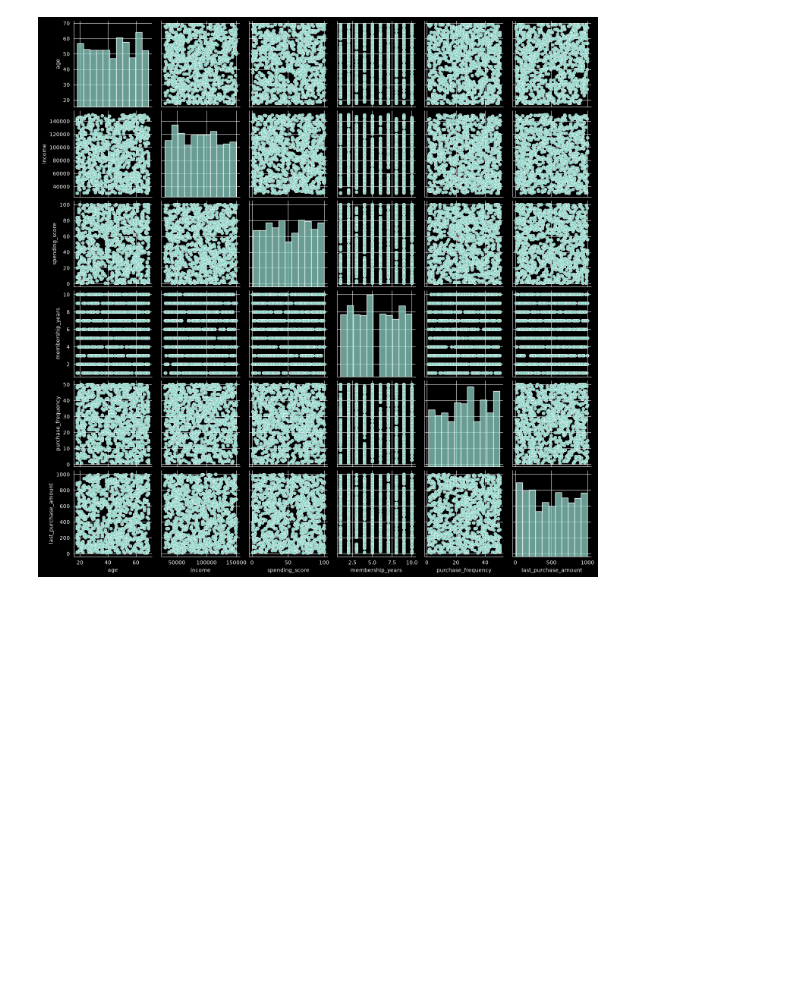
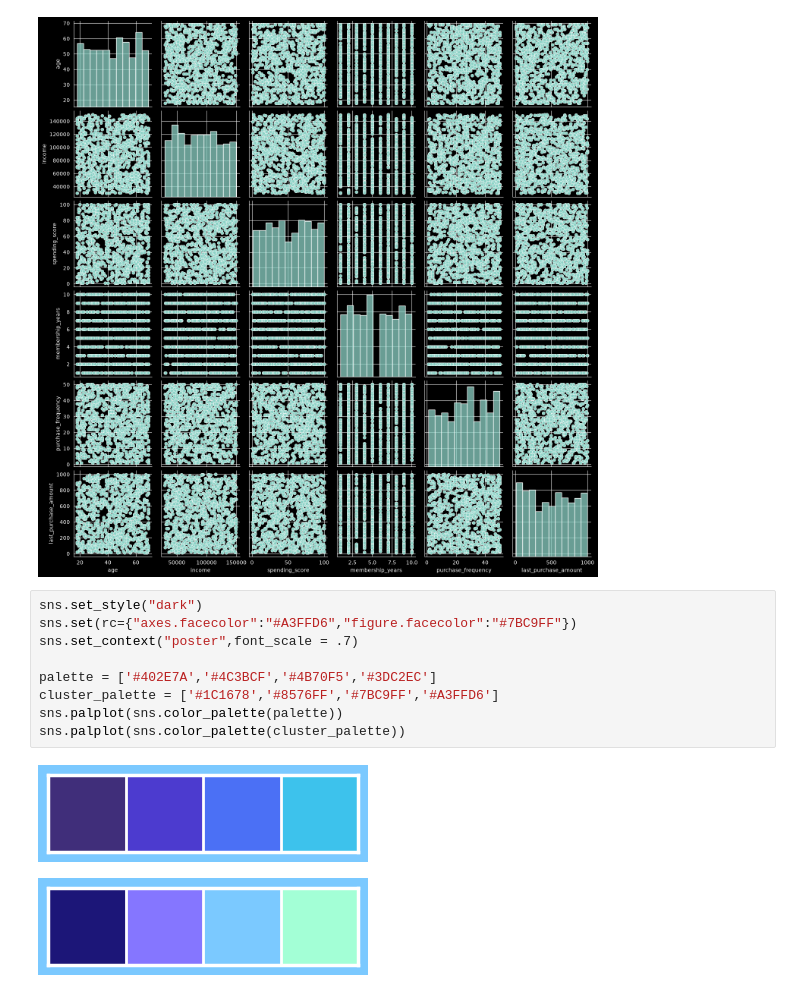
Before and after one commit to rzadrzi/customer-segmentation, a Jupyter notebook: customer_segmentation.ipynb, the cells around one changed output. Saved outputs shown, nothing was run; the diff lists cells and outputs as text; blank space fills up the shorter version.

```diff
--- a/customer_segmentation.ipynb
+++ b/customer_segmentation.ipynb
@@ -89,3 +89,15 @@ sns.pairplot(df)
 plt.show()
 # %% [output]
 [figure]
+# %%
+sns.set_style("dark")
+sns.set(rc={"axes.facecolor":"#A3FFD6","figure.facecolor":"#7BC9FF"})
+sns.set_context("poster",font_scale = .7)
+
+palette = ['#402E7A','#4C3BCF','#4B70F5','#3DC2EC']
+cluster_palette = ['#1C1678','#8576FF','#7BC9FF','#A3FFD6']
+sns.palplot(sns.color_palette(palette))
+sns.palplot(sns.color_palette(cluster_palette))
+# %% [output]
+[figure, added]
+[figure, added]
```
Also changed, not shown: parts of 1 cell of this notebook.
